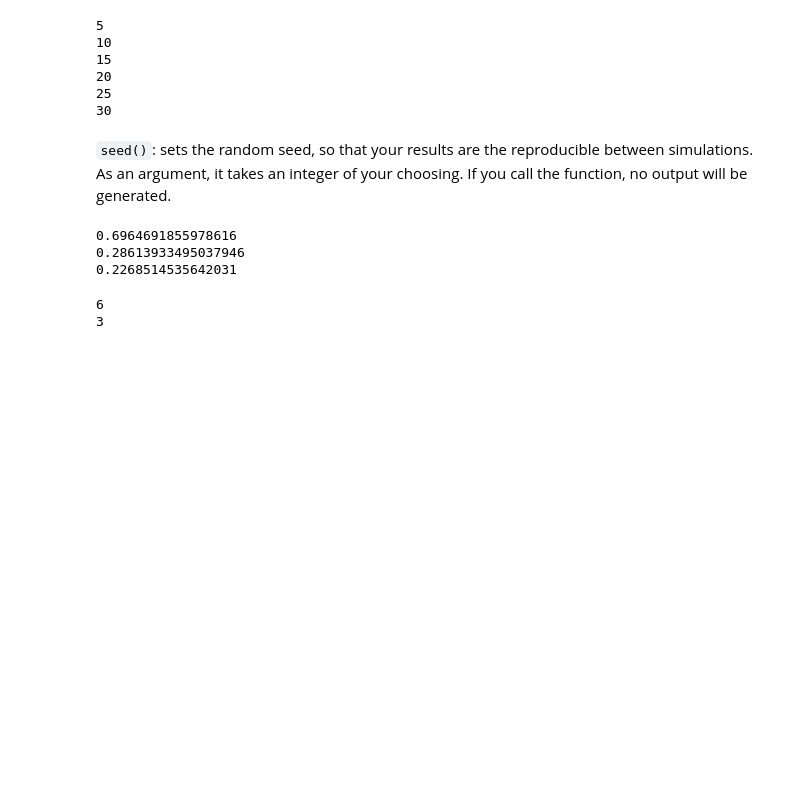
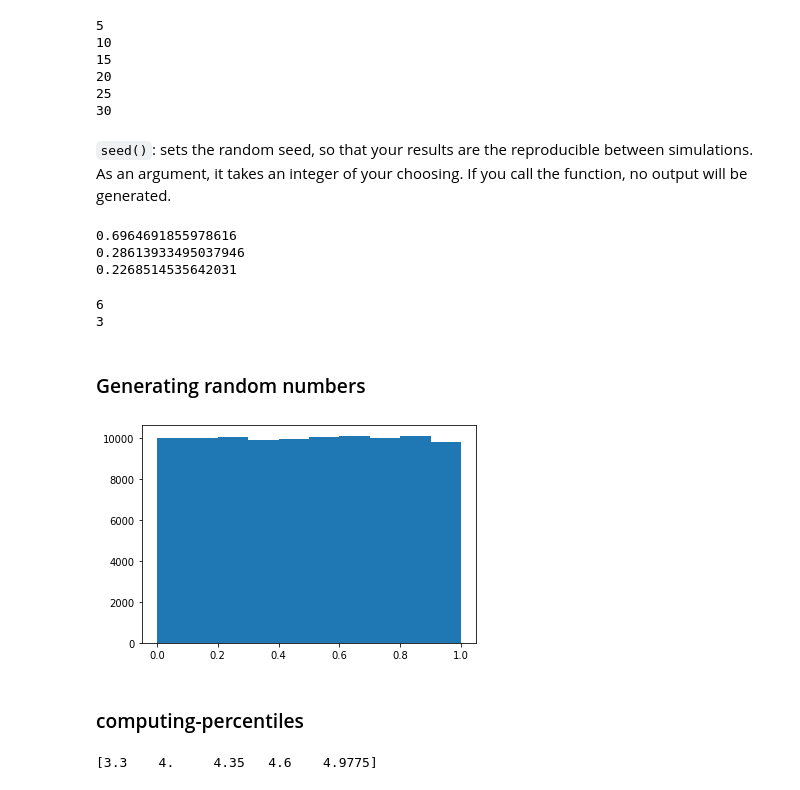
Before and after one commit to kurtsenol/phyton_practices, a Jupyter notebook: Numpy.ipynb, the cells around one changed output. Cells and saved outputs as stored; diff of their text form; code cells hidden in the pictures; blank space fills up the shorter version.

```diff
--- a/Numpy.ipynb
+++ b/Numpy.ipynb
@@ -269,3 +269,42 @@ print(np.random.randint(1, 7))
 # %% [output]
 6
 3
+# %% [markdown]
+### Generating random numbers
+# %%
+# Seed the random number generator
+np.random.seed(42)
+
+# Initialize random numbers: random_numbers
+random_numbers = np.empty(100000)
+
+# Generate random numbers by looping over range(100000)
+for i in range(100000):
+    random_numbers[i] = np.random.random()
+
+# Plot a histogram
+_ = plt.hist(random_numbers)
+
+# Show the plot
+plt.show()
+# %% [output]
+[figure, added]
+# %% [markdown]
+### computing-percentiles
+# %%
+versicolor_petal_length = np.array([4.7,  4.5,  4.9,  4.,  4.6,  4.5,  4.7,  3.3,  4.6,  3.9,  3.5,
+                                    4.2,  4.,  4.7,  3.6,  4.4,  4.5,  4.1,  4.5,  3.9,  4.8,  4.,
+                                    4.9,  4.7,  4.3,  4.4,  4.8,  5.,  4.5,  3.5,  3.8,  3.7,  3.9,
+                                    5.1,  4.5,  4.5,  4.7,  4.4,  4.1,  4.,  4.4,  4.6,  4.,  3.3,
+                                    4.2,  4.2,  4.2,  4.3,  3.,  4.1])
+
+# Specify array of percentiles: percentiles
+percentiles = np.array([2.5, 25, 50, 75, 97.5])
+
+# Compute percentiles: ptiles_vers
+ptiles_vers = np.percentile(versicolor_petal_length, percentiles)
+
+# Print the result
+print(ptiles_vers)
+# %% [output]
+[3.3    4.     4.35   4.6    4.9775]
```
Also changed, not shown: parts of 9 cells of this notebook, 3 other files.
